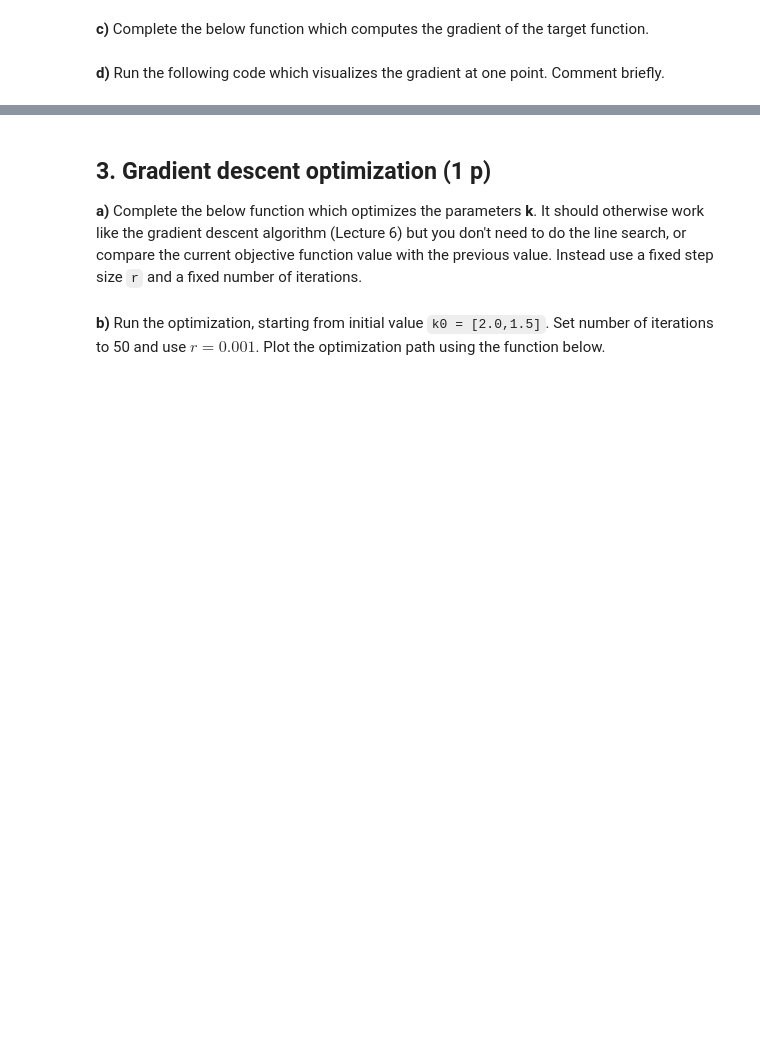
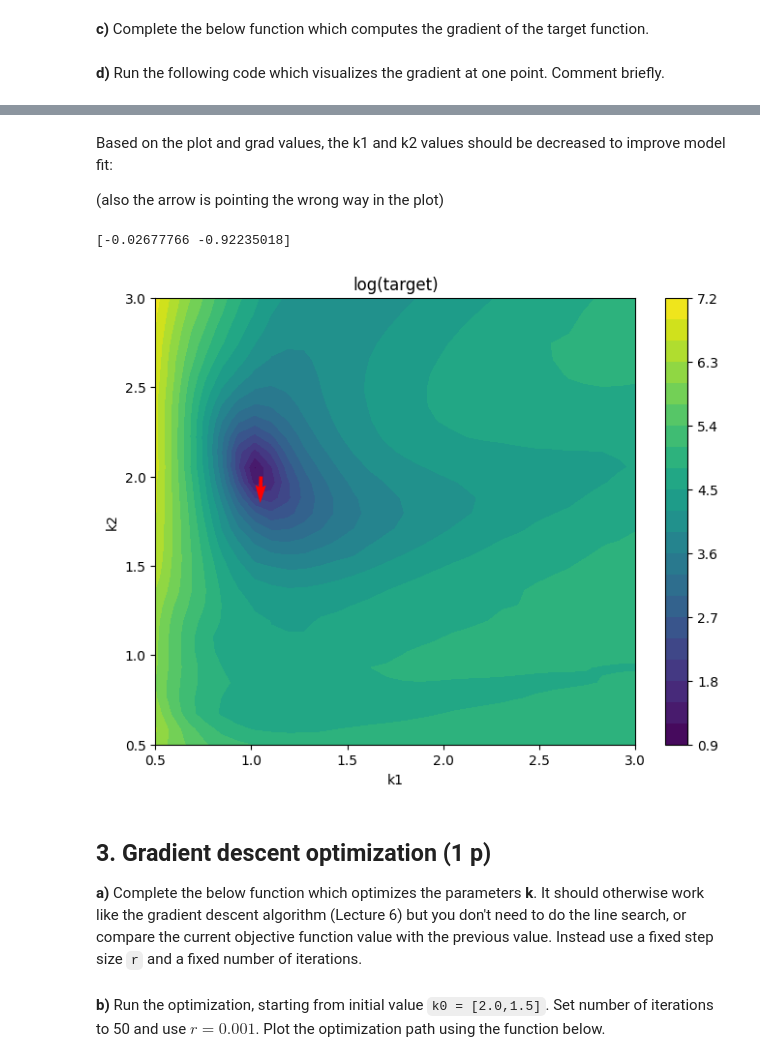
Before and after one commit to SaraVakk/Networks-exercises, a Jupyter notebook: Networks-exercises/Ex2.ipynb, the cells around one changed output, grey strips where cells are left out. Saved outputs shown, nothing was run; the diff lists cells and outputs as text; code cells hidden in the pictures; blank space fills up the shorter version.

```diff
--- a/Networks-exercises/Ex2.ipynb
+++ b/Networks-exercises/Ex2.ipynb
@@ -207,14 +207,24 @@ def odefun_extended(x_tilde, k):
     :param k: a list with length 2
     :returns: dx_tilde/dt a list with length 6
     """
+    x1 = x_tilde[0]
+    x2 = x_tilde[1]
+    # Original system (f1, f2)
+    f1 = 2*x1 - k[0]*x1*x2
+    f2 = k[0]*x1*x2 - k[1]*x2
+    # Jacobian matrices
+    Jx = np.array([[2-k[0]*x2, -k[0]*x1],
+                   [k[0]*x2, k[0]*x1 - k[1]]])
 
-    # Jacobian matrices
-    Jx =
-
-    Jk = # todo
+    Jk = np.array([[-x1*x2, 0],
+                    [x1*x2, -x2]])
 
     # Compute derivative
-    dx_tilde_dt = # todo
+    #let's define x3, x4, x5, x6 into a matrix form for easier computation
+    S = np.array([[x_tilde[2], x_tilde[3]],
+                  [x_tilde[4], x_tilde[5]]])  # Sensitivity matrix
+    rates = Jx @ S + Jk
+    dx_tilde_dt=np.array([f1, f2, rates[0,0], rates[0,1], rates[1,0], rates[1,1]])
     return dx_tilde_dt
 # %% [markdown]
 **c)** Complete the below function which computes the gradient of the target function.
@@ -234,7 +244,11 @@ def target_grad(k):
     X_tilde = out.y.T[1:(N+1),:] # remove point at t=0
 
     # Compute and return gradient of the objective using the solved X_tilde
-    # todo
+    for i in range(N):
+        residual = Y_data[i,:] - X_tilde[i,0:2] # y_i - x(t_i)
+        sensitivity = X_tilde[i,2:6].reshape((2,2)) # sensitivity matrix at time t_i
+        grad = -2 * sensitivity.T @ residual
+    return grad
 # %% [markdown]
 **d)** Run the following code which visualizes the gradient at one point. Comment briefly.
 # %%
@@ -247,3 +265,18 @@ plt.show()
+# %% [markdown]
+Based on the plot and grad values, the k1 and k2 values should be decreased to improve model fit:
+
+(also the arrow is pointing the wrong way in the plot)
+# %%
+k = [1.05,2.0]
+grad = target_grad(k)
+print(grad)
+
+plot_grid(x_grid,y_grid,z_grid, show=False)
+plt.quiver(k[0], k[1], grad[0], grad[1], color = "red")
+plt.show()
+# %% [output]
+[-0.02677766 -0.92235018]
+[figure, added]
 # %% [markdown]
 ## 3. Gradient descent optimization (1 p)
 
```
Also changed, not shown: parts of 1 cell of this notebook.
